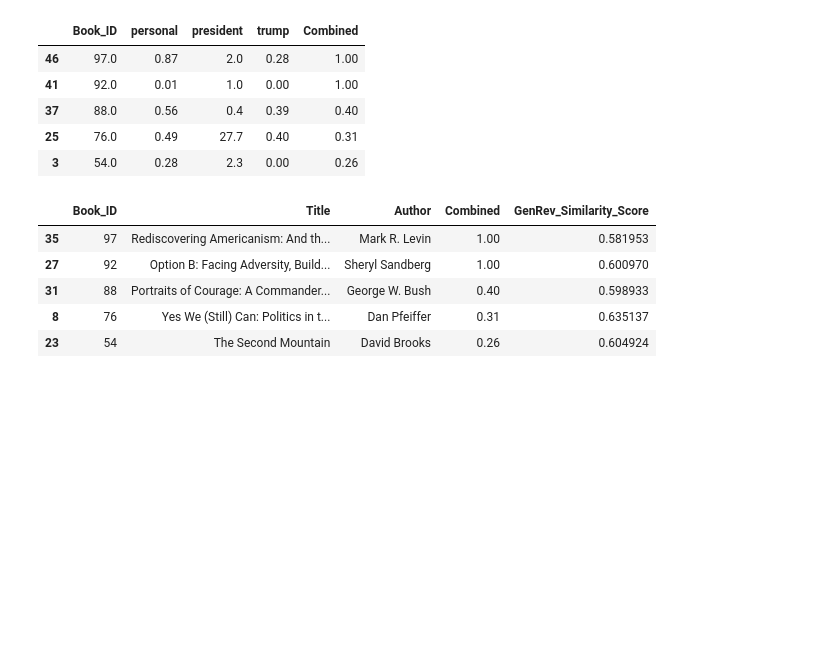
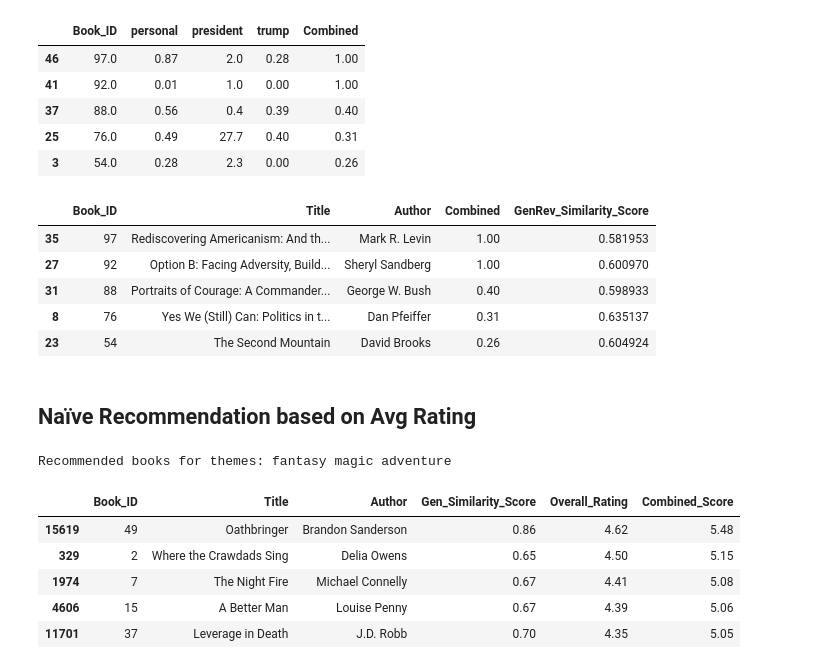
Before and after one commit to prajvalgupta/ugca-fall, a Jupyter notebook: Final Project/UGCA_Project_III.ipynb, the cells around one changed output. Cells and saved outputs as stored; diff of their text form; code cells hidden in the pictures; blank space fills up the shorter version.

Commit message:
Naive Recommendation added - only using Avg Rating
Naive Recommendation added - only using Avg Rating

```diff
--- a/Final Project/UGCA_Project_III.ipynb
+++ b/Final Project/UGCA_Project_III.ipynb
@@ -1151,3 +1151,38 @@ df_reco_nonfc.sort_values('GenRev_Similarity_Score', ascending=False).sort_value
 | 31 | 88 | Portraits of Courage: A Commander... | George W. Bush | 0.40 | 0.598933 |
 | 8 | 76 | Yes We (Still) Can: Politics in t... | Dan Pfeiffer | 0.31 | 0.635137 |
 | 23 | 54 | The Second Mountain | David Brooks | 0.26 | 0.604924 |
+# %% [markdown]
+## Naïve Recommendation based on Avg Rating
+# %%
+df_rating=df.copy()
+df_rating=df_rating[['Title','Author','Book_ID','Genre','Summary','Summary_Tokens','Overall_Rating']]
+df_rating.drop_duplicates('Title', inplace=True)
+df_f_avg=df_rating[df_rating["Book_ID"]<51]
+df_nf_avg=df_rating[df_rating["Book_ID"]>50]
+# %%
+def getSimilarGenre(df_sim, themes):
+    listToStr=' '.join(themes)
+    doc1 = nlp(listToStr)
+    df_sim["Gen_Similarity_Score"]=np.nan
+    for i, row in df_sim.iterrows():
+        doc3 = nlp(row["Genre"])
+        gen=doc1.similarity(doc3)
+        df_sim.loc[i,"Gen_Similarity_Score"] = round(gen,2)
+
+    return df_sim
+# %%
+print("Recommended books for themes:"," ".join(fthemes))
+df_f_avg=getSimilarGenre(df_f_avg, fthemes)
+df_f_avg=df_f_avg.sort_values('Gen_Similarity_Score', ascending=False)
+df_f_avg=df_f_avg[['Book_ID','Title','Author','Gen_Similarity_Score','Overall_Rating']]
+df_f_avg['Combined_Score']=df_f_avg['Gen_Similarity_Score']+df_f_avg['Overall_Rating']
+df_f_avg=df_f_avg.sort_values('Combined_Score', ascending=False)
+df_f_avg.head(5)
+# %% [output]
+Recommended books for themes: fantasy magic adventure
+|  | Book_ID | Title | Author | Gen_Similarity_Score | Overall_Rating | Combined_Score |
+| 15619 | 49 | Oathbringer | Brandon Sanderson | 0.86 | 4.62 | 5.48 |
+| 329 | 2 | Where the Crawdads Sing | Delia Owens | 0.65 | 4.50 | 5.15 |
+| 1974 | 7 | The Night Fire | Michael Connelly | 0.67 | 4.41 | 5.08 |
+| 4606 | 15 | A Better Man | Louise Penny | 0.67 | 4.39 | 5.06 |
+| 11701 | 37 | Leverage in Death | J.D. Robb | 0.70 | 4.35 | 5.05 |
```
Also changed, not shown: parts of 3 cells of this notebook.
